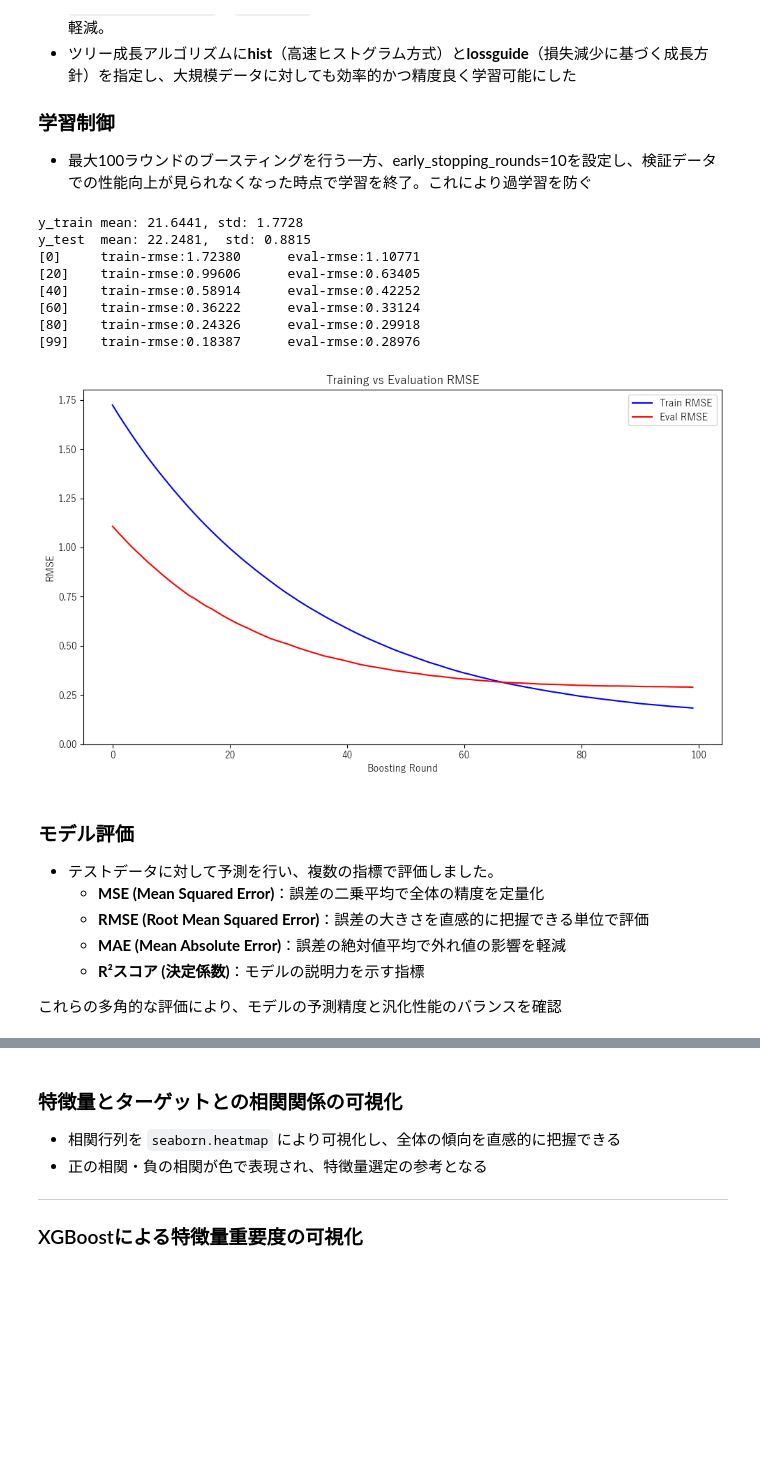
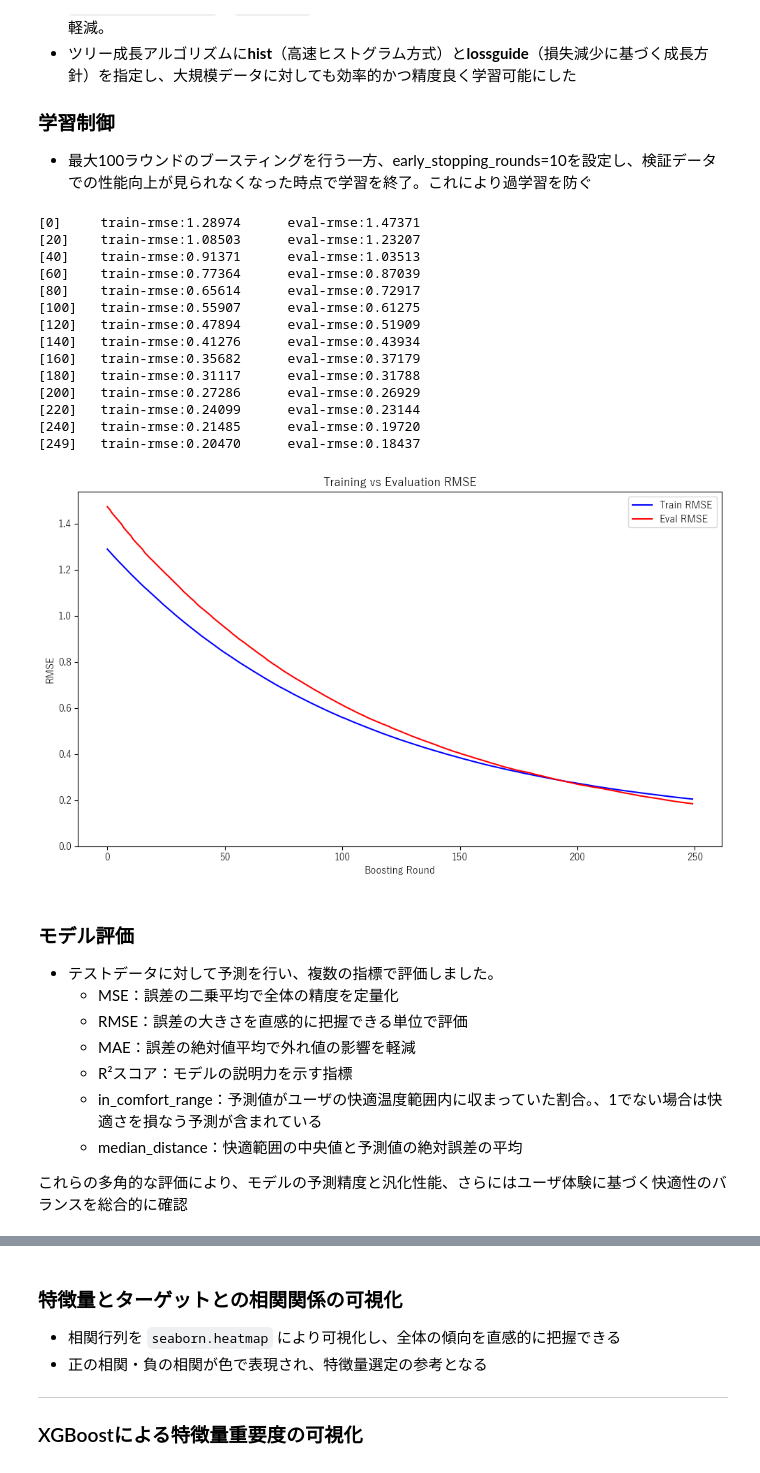
Before and after one commit to shin1300/personal-developments, a Jupyter notebook: lstm-temp-forecasting/notebook/xgboost.ipynb, the cells around one changed output, grey strips where cells are left out. Cells and saved outputs as stored; diff of their text form; code cells hidden in the pictures; blank space fills up the shorter version.

```diff
--- a/lstm-temp-forecasting/notebook/xgboost.ipynb
+++ b/lstm-temp-forecasting/notebook/xgboost.ipynb
@@ -54,7 +54,7 @@ np.random.seed(42)
 - 時系列の順序を保持したまま、学習用・テスト用にデータを8:2に分割（`shuffle=False`）
 # %%
 # --- データ読み込み ---
-df = pd.read_csv("../datasets/ring_data.csv")
+df = pd.read_csv("../datasets/ias_data.csv")
 
 # --- ラグ特徴量 ---
 df['体温_lag1'] = df['体温'].shift(1)
@@ -74,13 +74,10 @@ df['室温_ma3'] = df['室温'].rolling(window=window_size).mean()
 df['室温_max3'] = df['室温'].rolling(window=window_size).max()
 df['室温_min3'] = df['室温'].rolling(window=window_size).min()
 
-# --- 2次差分 ---
-df['delta_temp_2diff'] = df['delta_temp'].diff()
-
 
 # --- 使用特徴量とターゲット ---
 features = [
-    '体温', '体温_ma3', '体温_max3', '体温_min3', 'アンケート',
+    '体温', '体温_ma3', '体温_max3', '体温_min3',
     '室温', '室温_lag1', '室温_ma3', '室温_max3', '室温_min3'
 ]
 target = '適温'
@@ -122,9 +119,6 @@ Test  target stats: 22.24805194805195 0.8814996651383723
 ### 学習制御
 - 最大100ラウンドのブースティングを行う一方、early_stopping_rounds=10を設定し、検証データでの性能向上が見られなくなった時点で学習を終了。これにより過学習を防ぐ
 # %%
-print(f"y_train mean: {np.mean(y_train):.4f}, std: {np.std(y_train):.4f}")
-print(f"y_test  mean: {np.mean(y_test):.4f},  std: {np.std(y_test):.4f}")
-
 # --- DMatrix作成 ---
 dtrain = xgb.DMatrix(X_train, label=y_train)
 dval = xgb.DMatrix(X_val, label=y_val)
@@ -135,15 +129,15 @@ params = {
     'objective': 'reg:squarederror',  # 回帰問題
     'eval_metric': 'rmse',            # 評価指標はRMSE
     'max_depth': 4,                   # 木の深さ最大4
-    'learning_rate': 0.03,            # 学習率
-    'subsample': 0.8,                 # データ(行）の割合
-    'colsample_bytree': 0.8,          #　特徴量（列）の割合
+    'learning_rate': 0.01,            # 学習率
+    'subsample': 0.8,                 # 各決定木の学習に使うデータ(行）の割合
+    'colsample_bytree': 0.8,          # 各決定木の学習に使う特徴量（列）の割合
     'colsample_bylevel': 0.8,         # 各レベルの分割に使う特徴量の割合
     'reg_alpha': 0.1,                 # L1正則化の強さ
     'reg_lambda': 1.5,                # L2正則化の強さ
-    'min_child_weight': 3,            # 葉の分割に必要な最小サンプル重み
+    'min_child_weight': 3,            # 葉の分割に必要な最小サンプル重みの合計
     'gamma': 0.2,                    # 木の分割に必要な最小損失減少量
-    'tree_method': 'hist',           # ヒストグラムベースの高速木構築法
+    'tree_method': 'exact',           # ヒストグラムベースの高速木構築法
     'grow_policy': 'depthwise',      # 木の成長戦略
     'seed': 42                      # 乱数シード
 }
@@ -152,52 +146,60 @@ params = {
 evals = [(dtrain, 'train'), (dval, 'eval')]
 evals_result = {}
 
 # --- モデル学習 ---
 model = xgb.train(
     params=params,
     dtrain=dtrain,
-    num_boost_round=100,
+    num_boost_round=250,
     evals=evals,
     early_stopping_rounds=10,
     evals_result=evals_result,
     verbose_eval=20
 )
 
 # --- 学習履歴の取得 ---
 train_rmse = evals_result['train']['rmse']
 eval_rmse = evals_result['eval']['rmse']
 
 # --- 損失の推移を可視化 ---
 plt.figure(figsize=(10, 6))
 plt.plot(train_rmse, label='Train RMSE', color='blue')
 plt.plot(eval_rmse, label='Eval RMSE', color='red')
 plt.xlabel('Boosting Round')
 plt.ylabel('RMSE')
 plt.title('Training vs Evaluation RMSE')
 plt.legend()
 plt.grid(False)
 plt.ylim(bottom=0)
 plt.tight_layout()
 plt.show()
 # %% [output]
-y_train mean: 21.6441, std: 1.7728
-y_test  mean: 22.2481,  std: 0.8815
-[0]     train-rmse:1.72380      eval-rmse:1.10771
-[20]    train-rmse:0.99606      eval-rmse:0.63405
-[40]    train-rmse:0.58914      eval-rmse:0.42252
-[60]    train-rmse:0.36222      eval-rmse:0.33124
-[80]    train-rmse:0.24326      eval-rmse:0.29918
-[99]    train-rmse:0.18387      eval-rmse:0.28976
+[0]     train-rmse:1.28974      eval-rmse:1.47371
+[20]    train-rmse:1.08503      eval-rmse:1.23207
+[40]    train-rmse:0.91371      eval-rmse:1.03513
+[60]    train-rmse:0.77364      eval-rmse:0.87039
+[80]    train-rmse:0.65614      eval-rmse:0.72917
+[100]   train-rmse:0.55907      eval-rmse:0.61275
+[120]   train-rmse:0.47894      eval-rmse:0.51909
+[140]   train-rmse:0.41276      eval-rmse:0.43934
+[160]   train-rmse:0.35682      eval-rmse:0.37179
+[180]   train-rmse:0.31117      eval-rmse:0.31788
+[200]   train-rmse:0.27286      eval-rmse:0.26929
+[220]   train-rmse:0.24099      eval-rmse:0.23144
+[240]   train-rmse:0.21485      eval-rmse:0.19720
+[249]   train-rmse:0.20470      eval-rmse:0.18437
-[figure, old version]
+[figure, new version]
 # %% [markdown]
 ### モデル評価
 - テストデータに対して予測を行い、複数の指標で評価しました。
-  - **MSE (Mean Squared Error)**：誤差の二乗平均で全体の精度を定量化
-  - **RMSE (Root Mean Squared Error)**：誤差の大きさを直感的に把握できる単位で評価
-  - **MAE (Mean Absolute Error)**：誤差の絶対値平均で外れ値の影響を軽減
-  - **R²スコア (決定係数)**：モデルの説明力を示す指標
+  - MSE：誤差の二乗平均で全体の精度を定量化
+  - RMSE：誤差の大きさを直感的に把握できる単位で評価
+  - MAE：誤差の絶対値平均で外れ値の影響を軽減
+  - R²スコア：モデルの説明力を示す指標
+  - in_comfort_range：予測値がユーザの快適温度範囲内に収まっていた割合。、1でない場合は快適さを損なう予測が含まれている
+  - median_distance：快適範囲の中央値と予測値の絶対誤差の平均
 
-これらの多角的な評価により、モデルの予測精度と汎化性能のバランスを確認
+これらの多角的な評価により、モデルの予測精度と汎化性能、さらにはユーザ体験に基づく快適性のバランスを総合的に確認
 # %%
 # --- 予測と評価 ---
 y_pred = model.predict(dtest)
```
Also changed, not shown: parts of 5 cells of this notebook, 11 other files.
